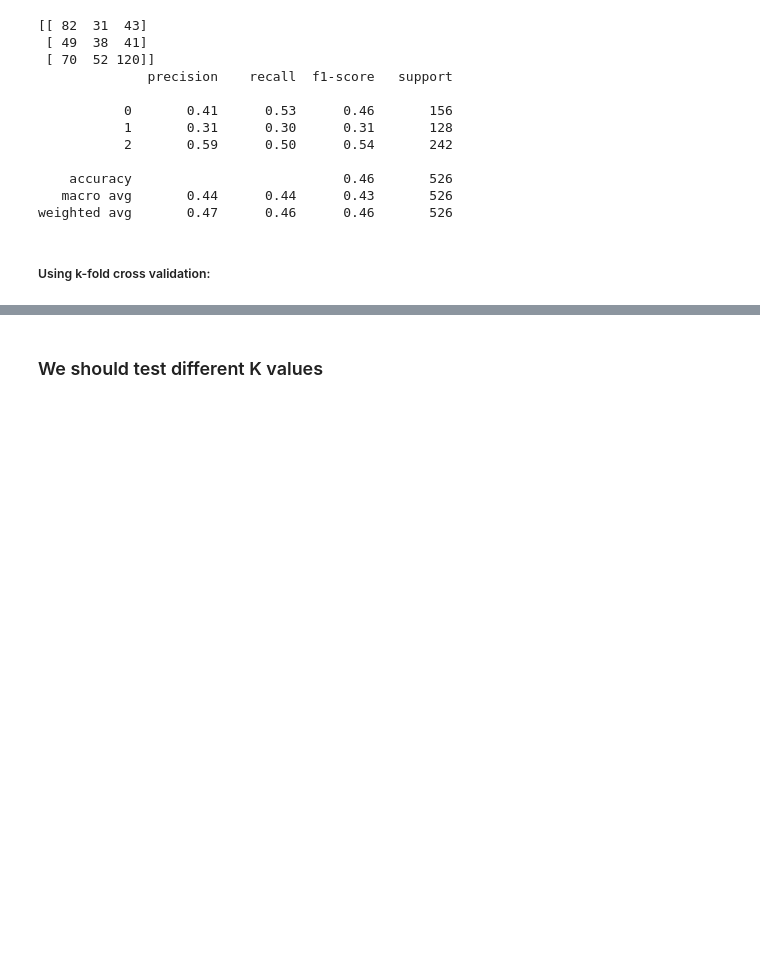
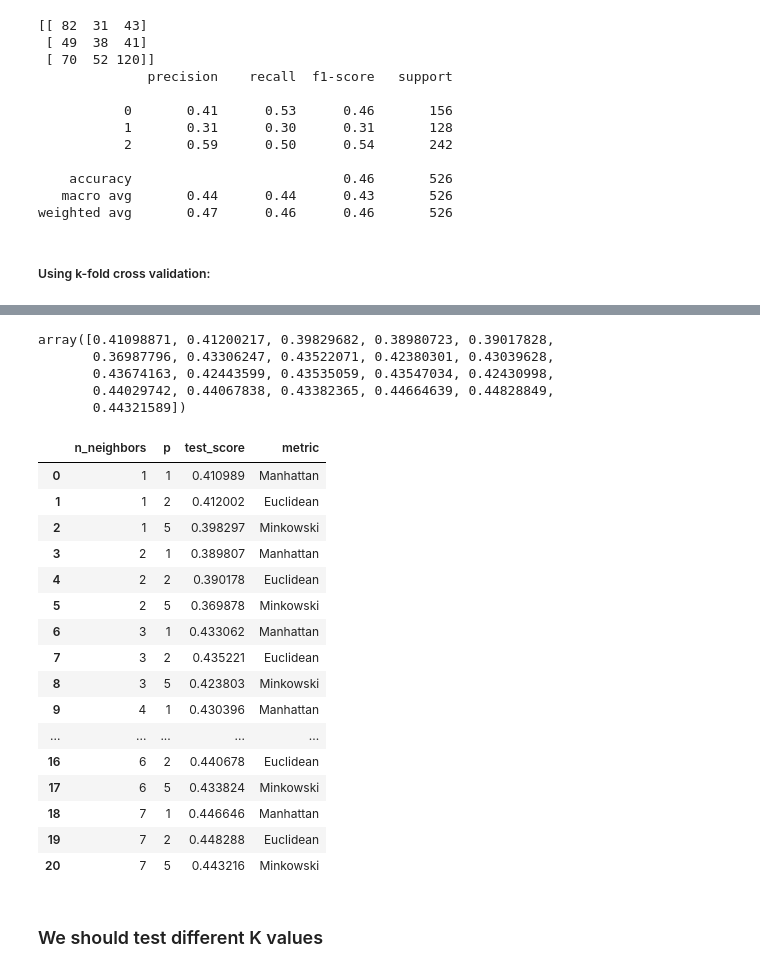
Before and after one commit to Revuj/FEUP-IART-PROJ2, a Jupyter notebook: dataMining.ipynb, the cells around one changed output, grey strips where cells are left out. Cells and saved outputs as stored; diff of their text form; code cells hidden in the pictures; blank space fills up the shorter version.

Commit message:
started to find the best parameters

```diff
--- a/dataMining.ipynb
+++ b/dataMining.ipynb
@@ -341,0 +337,22 @@ cv_scores mean:0.4351019373528879
+# %%
+from sklearn.model_selection import GridSearchCV
+from sklearn.model_selection import RepeatedStratifiedKFold
+
+cv_method = RepeatedStratifiedKFold(n_splits=5,
+                                    n_repeats=3,
+                                    random_state=999)
+
+
+params_KNN = {'n_neighbors': [1, 2, 3, 4, 5, 6, 7],
+              'weights': ['uniform', 'distance'],
+              'p': [1, 2, 5, 8 , 16]}
+
+grid = GridSearchCV(estimator=KNeighborsClassifier(),
+                      param_grid=params_KNN,
+                      cv=cv_method,
+                      verbose=1,
+                      scoring='accuracy',
+                      return_train_score=True)
+
+grid.fit(features, labels)
+grid.best_score_
@@ -342,3 +364,34 @@ cv_scores mean:0.4351019373528879
+# %%
+grid.cv_results_['mean_test_score']
+# %% [output]
+array([0.41098871, 0.41200217, 0.39829682, 0.38980723, 0.39017828,
+       0.36987796, 0.43306247, 0.43522071, 0.42380301, 0.43039628,
+       0.43674163, 0.42443599, 0.43535059, 0.43547034, 0.42430998,
+       0.44029742, 0.44067838, 0.43382365, 0.44664639, 0.44828849,
+       0.44321589])
+# %%
+results_KNN = pd.DataFrame(grid.cv_results_['params'])
+results_KNN['test_score'] = grid.cv_results_['mean_test_score']
+results_KNN['metric'] = results_KNN['p'].replace([1,2,5], ["Manhattan", "Euclidean", "Minkowski"])
+results_KNN
+# %% [output]
+|  | n_neighbors | p | test_score | metric |
+| 0 | 1 | 1 | 0.410989 | Manhattan |
+| 1 | 1 | 2 | 0.412002 | Euclidean |
+| 2 | 1 | 5 | 0.398297 | Minkowski |
+| 3 | 2 | 1 | 0.389807 | Manhattan |
+| 4 | 2 | 2 | 0.390178 | Euclidean |
+| 5 | 2 | 5 | 0.369878 | Minkowski |
+| 6 | 3 | 1 | 0.433062 | Manhattan |
+| 7 | 3 | 2 | 0.435221 | Euclidean |
+| 8 | 3 | 5 | 0.423803 | Minkowski |
+| 9 | 4 | 1 | 0.430396 | Manhattan |
+| ... | ... | ... | ... | ... |
+| 16 | 6 | 2 | 0.440678 | Euclidean |
+| 17 | 6 | 5 | 0.433824 | Minkowski |
+| 18 | 7 | 1 | 0.446646 | Manhattan |
+| 19 | 7 | 2 | 0.448288 | Euclidean |
+| 20 | 7 | 5 | 0.443216 | Minkowski |
 # %% [markdown]
 <h3>We should test different K values</h3>
 # %%
```
Also changed, not shown: parts of 5 cells of this notebook.
